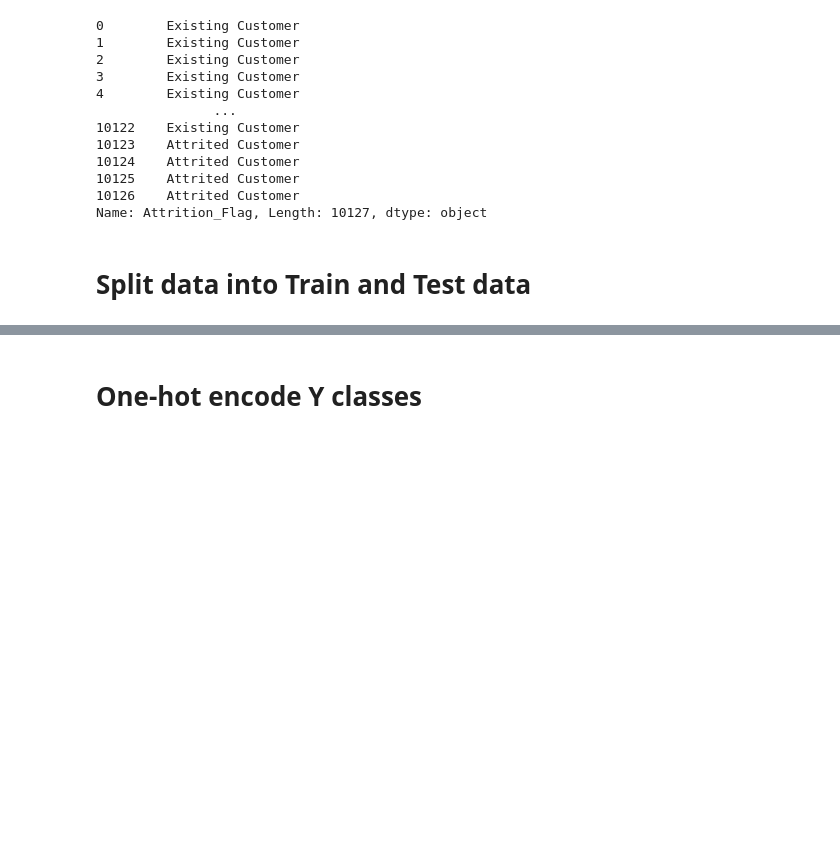
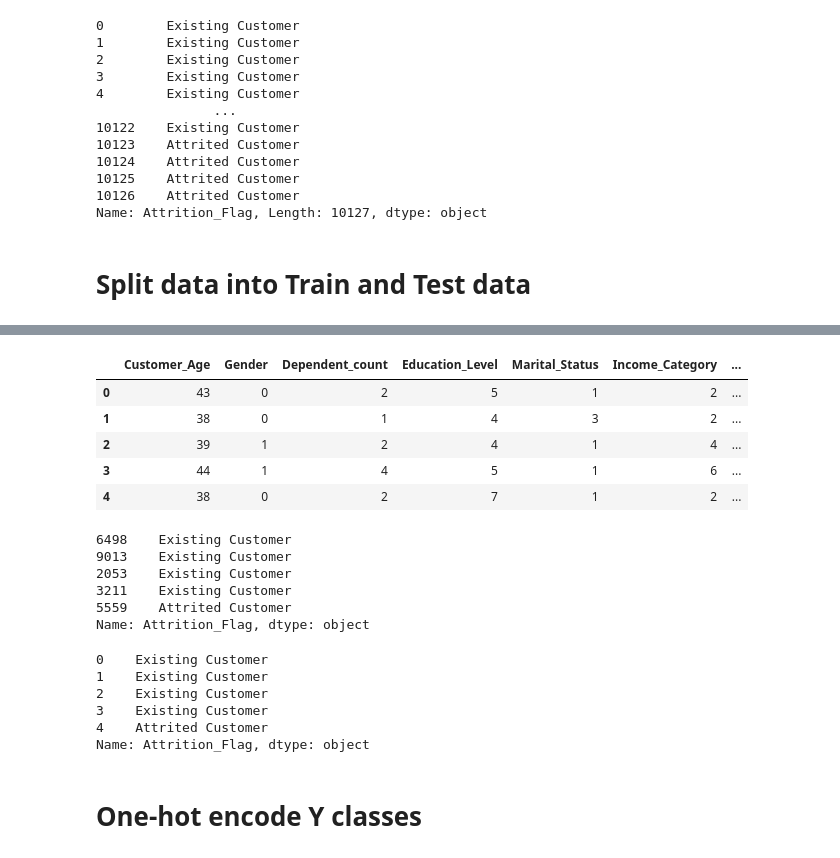
Before and after one commit to jMacProd/Machine-Learning-Credit-Card-Churn, a Jupyter notebook: 03 Feature Engineering/02 Feature Engineering - X-Y split - Y One-Hot Encoding - Train-Test Split - Scaling X Training Data.ipynb, the cells around one changed output, grey strips where cells are left out. Drawn from its saved outputs; the diff is of its cells as text; code cells hidden in the pictures; blank space fills up the shorter version.

```diff
--- a/03 Feature Engineering/02 Feature Engineering - X-Y split - Y One-Hot Encoding - Train-Test Split - Scaling X Training Data.ipynb
+++ b/03 Feature Engineering/02 Feature Engineering - X-Y split - Y One-Hot Encoding - Train-Test Split - Scaling X Training Data.ipynb
@@ -78,3 +96,33 @@ X_train, X_test, y_train, y_test = train_test_split(
+# %%
+X_test = X_test.reset_index(drop=True)
+# %%
+X_test[:5]
+# %% [output]
+|  | Customer_Age | Gender | Dependent_count | Education_Level | Marital_Status | Income_Category | ... |
+| 0 | 43 | 0 | 2 | 5 | 1 | 2 | ... |
+| 1 | 38 | 0 | 1 | 4 | 3 | 2 | ... |
+| 2 | 39 | 1 | 2 | 4 | 1 | 4 | ... |
+| 3 | 44 | 1 | 4 | 5 | 1 | 6 | ... |
+| 4 | 38 | 0 | 2 | 7 | 1 | 2 | ... |
+# %%
+y_test[:5]
+# %% [output]
+6498    Existing Customer
+9013    Existing Customer
+2053    Existing Customer
+3211    Existing Customer
+5559    Attrited Customer
+Name: Attrition_Flag, dtype: object
+# %%
+y_test = y_test.reset_index(drop=True)
+y_test[:5]
+# %% [output]
+0    Existing Customer
+1    Existing Customer
+2    Existing Customer
+3    Existing Customer
+4    Attrited Customer
+Name: Attrition_Flag, dtype: object
 # %% [markdown]
 # One-hot encode Y classes
 # %% [markdown]
```
Also changed, not shown: parts of 4 cells of this notebook, 1 other file.
